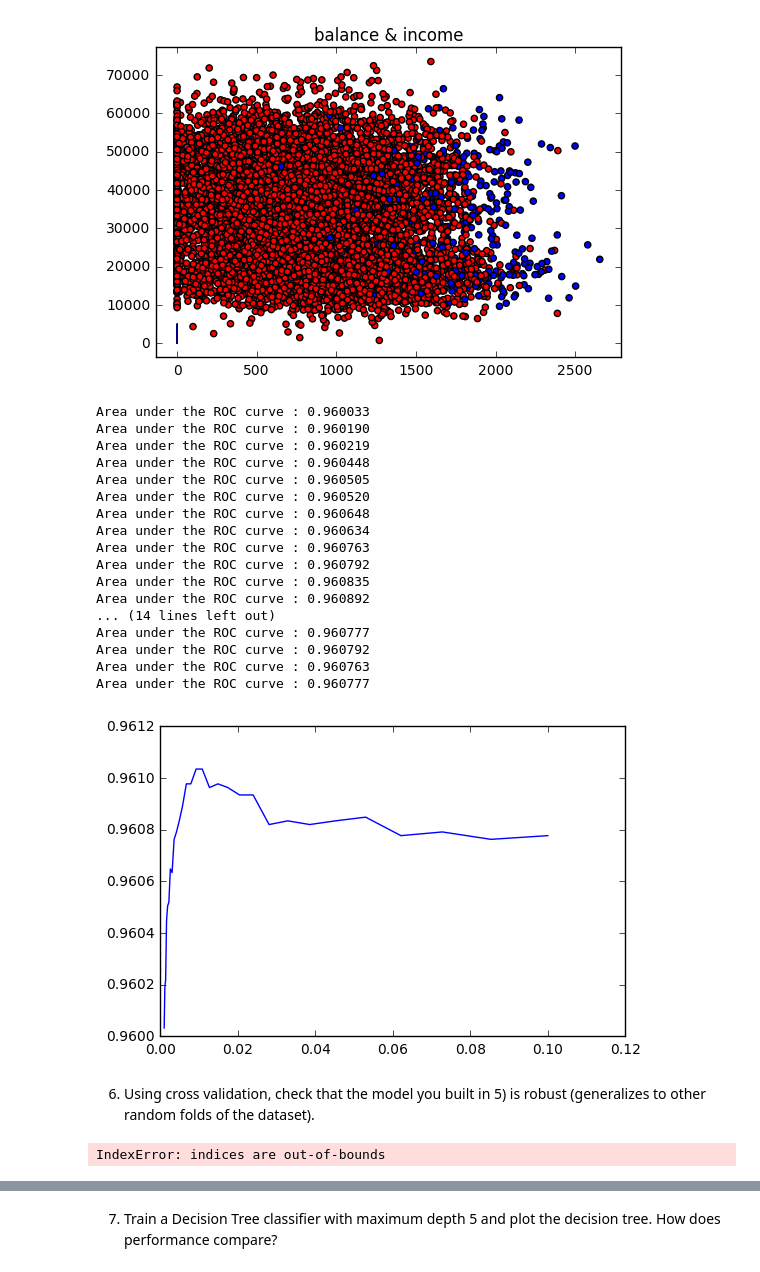
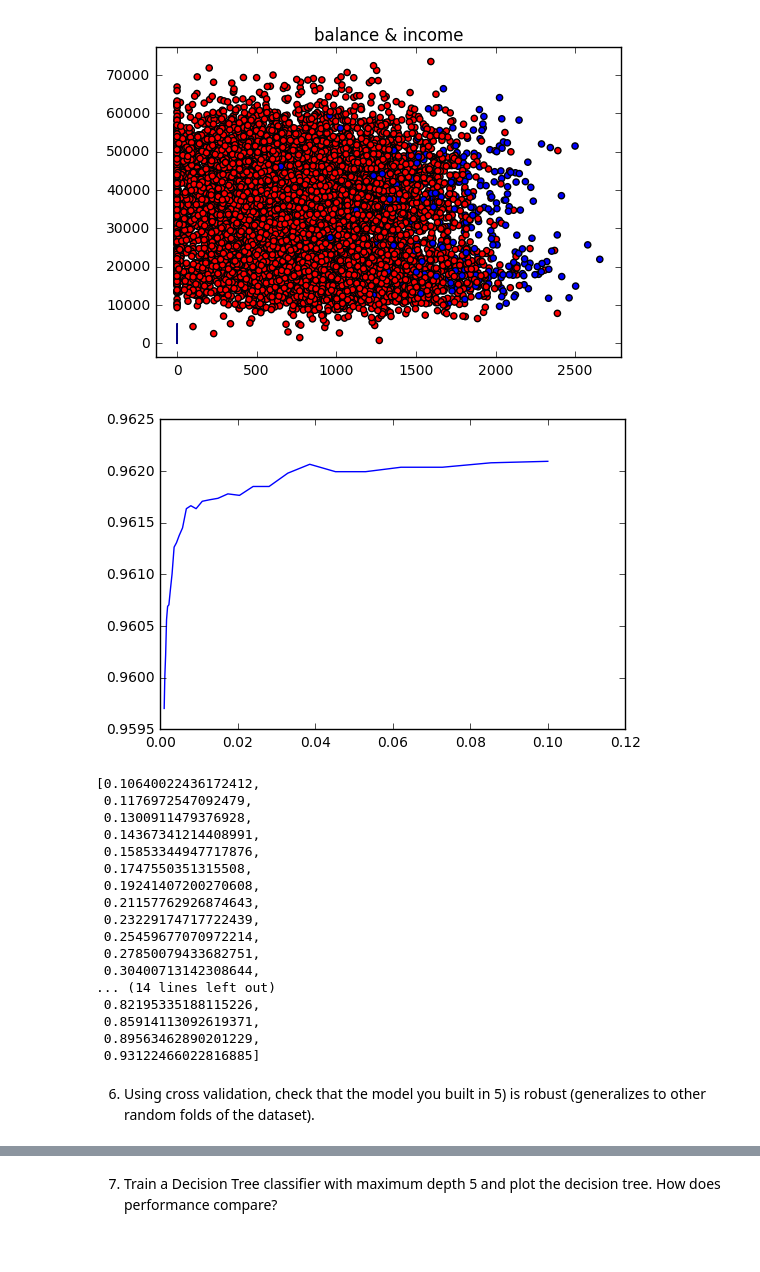
Before and after one commit to Columbia-Intro-Data-Science/python-introduction-LingxiangYu, a Jupyter notebook: LY2305_HW3.ipynb, the cells around one changed output, grey strips where cells are left out. Saved outputs shown, nothing was run; the diff lists cells and outputs as text; code cells hidden in the pictures.

```diff
--- a/LY2305_HW3.ipynb
+++ b/LY2305_HW3.ipynb
@@ -196,7 +196,7 @@ X2 = data_final[['balance','income','student']]
 y2 = data_final[['default']]
 
 scaler = StandardScaler()
-X2 = scaler.fit_transform(X1)
+X2 = scaler.fit_transform(X2)
 
 n2_samples, n2_features = X2.shape
 half = int(n2_samples/2)
@@ -221,49 +235,33 @@ plt.show()
 # %%
 #compute AUC ROC
 def generate_auc(X,y,clf_class,**kwargs):
     random_state = np.random.RandomState(0)
     X, y = shuffle(X, y, random_state=random_state)
     n_samples, n_features = X.shape
     half = int(n_samples/1.2)
     X_train, X_test = X[:half], X[half:]
     y_train, y_test = y[:half], y[half:]
 
     classifier = clf_class(**kwargs)
     probas_ = classifier.fit(X_train, y_train).predict_proba(X_test)
 
     fpr, tpr, thresholds = roc_curve(y_test, probas_[:, 1])
     roc_auc = auc(fpr, tpr)
-    print "Area under the ROC curve : %f" % roc_auc
-    return fpr, tpr, roc_auc, thresholds
+    coeffs = classifier.coef_
+    #print 'Area under the ROC curve : ', roc_auc
+    return fpr, tpr, roc_auc, thresholds, coeffs
 
 
 alphas = np.logspace(-3,-1,30)
 scores2 = []
-
+coeffs1 = []
 for alpha in alphas:
     regr = LogisticRegression(C=alpha,penalty='l2')
 
-    fpr, tpr, roc_auc, thresholds= generate_auc(X2,y2,LogisticRegression,C=alpha,penalty='l2')
+    fpr, tpr, roc_auc, thresholds, coeffs = generate_auc(X2,y2,LogisticRegression,C=alpha,penalty='l2')
     scores2.append(roc_auc)
-
+    coeffs1.append(coeffs)
 plt.plot(alphas,scores2)
 plt.show()
 # %% [output]
-Area under the ROC curve : 0.960033
-Area under the ROC curve : 0.960190
-Area under the ROC curve : 0.960219
-Area under the ROC curve : 0.960448
-Area under the ROC curve : 0.960505
-Area under the ROC curve : 0.960520
-Area under the ROC curve : 0.960648
-Area under the ROC curve : 0.960634
-Area under the ROC curve : 0.960763
-Area under the ROC curve : 0.960792
-Area under the ROC curve : 0.960835
-Area under the ROC curve : 0.960892
-... (14 lines left out)
-Area under the ROC curve : 0.960777
-Area under the ROC curve : 0.960792
-Area under the ROC curve : 0.960763
-Area under the ROC curve : 0.960777
-[figure, old version]
+[figure, new version]
@@ -270,3 +275,23 @@ Area under the ROC curve : 0.960777
+# %%
+coeffs1_std
+# %% [output]
+[0.10640022436172412,
+ 0.1176972547092479,
+ 0.1300911479376928,
+ 0.14367341214408991,
+ 0.15853344947717876,
+ 0.1747550351315508,
+ 0.19241407200270608,
+ 0.21157762926874643,
+ 0.23229174717722439,
+ 0.25459677070972214,
+ 0.27850079433682751,
+ 0.30400713142308644,
+... (14 lines left out)
+ 0.82195335188115226,
+ 0.85914113092619371,
+ 0.89563462890201229,
+ 0.93122466022816885]
 # %% [markdown]
 6) Using cross validation, check that the model you built in 5) is robust (generalizes to other random folds of the dataset).
 # %%
@@ -275,13 +300,13 @@ y4 = data_final[['default']]
 # %%
 def run_cv_coeffs(X,y,clf_class,**kwargs):
     # Construct a kfolds object
-    kf = KFold(len(y),n_folds=5,shuffle=True)
+    kf = KFold(n_splits=5,shuffle=True)
     y_pred = y.copy()
     coeffs=[]
     # Iterate through folds
-    for train_index, test_index in kf:
-        X_train, X_test = X[train_index], X[test_index]
-        y_train = y[train_index]
+    for train_index, test_index in kf.split(X):
+        X_train, X_test = X.loc[train_index,:], X.loc[test_index,:]
+        y_train = y.loc[train_index]
         # Initialize a classifier with key word arguments
         clf = clf_class(**kwargs)
         clf.fit(X_train,y_train)
@@ -290,6 +315,4 @@ def run_cv_coeffs(X,y,clf_class,**kwargs):
         coeffs.append(clf.coef_)
     return coeffs
 
-coeffs=run_cv_coeffs(X4,y4,LogisticRegression,C=alpha,penalty='l2')
+coeffs=run_cv_coeffs(X4,y4,LogisticRegression,C=1.0,penalty='l2')
-# %% [output]
-IndexError: indices are out-of-bounds
```
Also changed, not shown: parts of 10 cells of this notebook.
